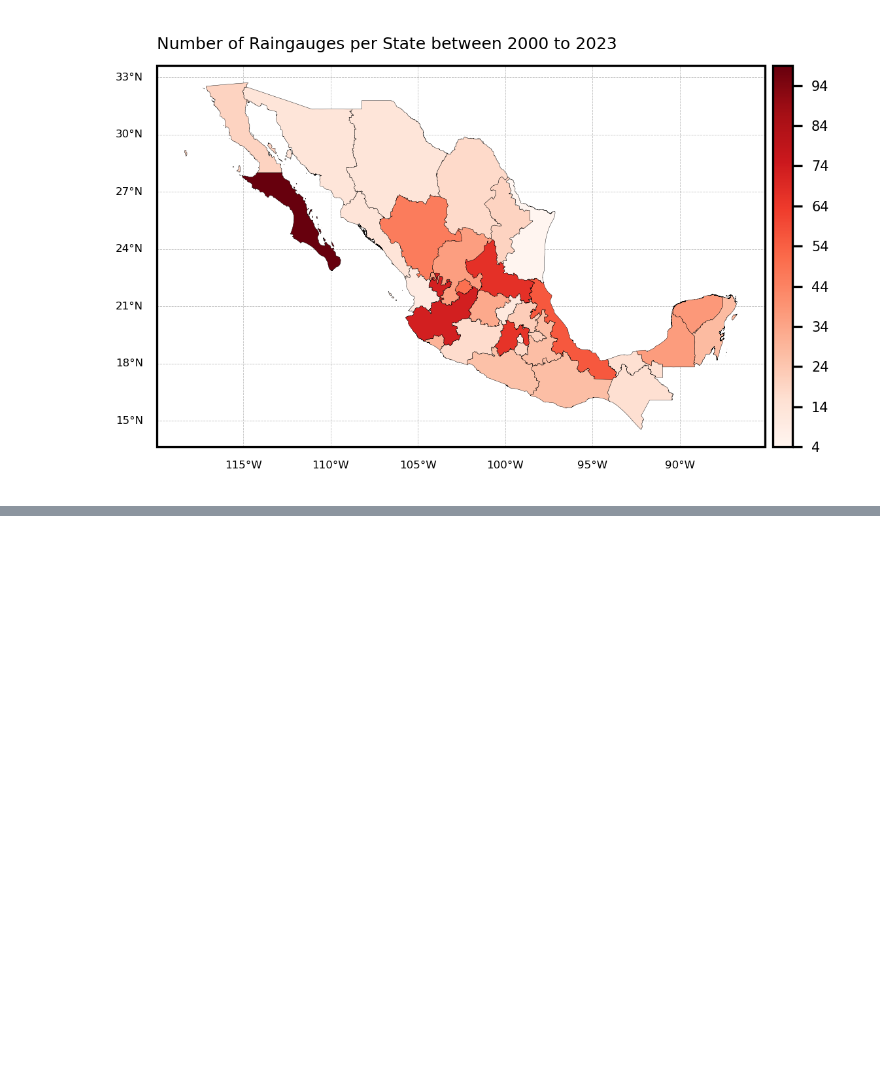
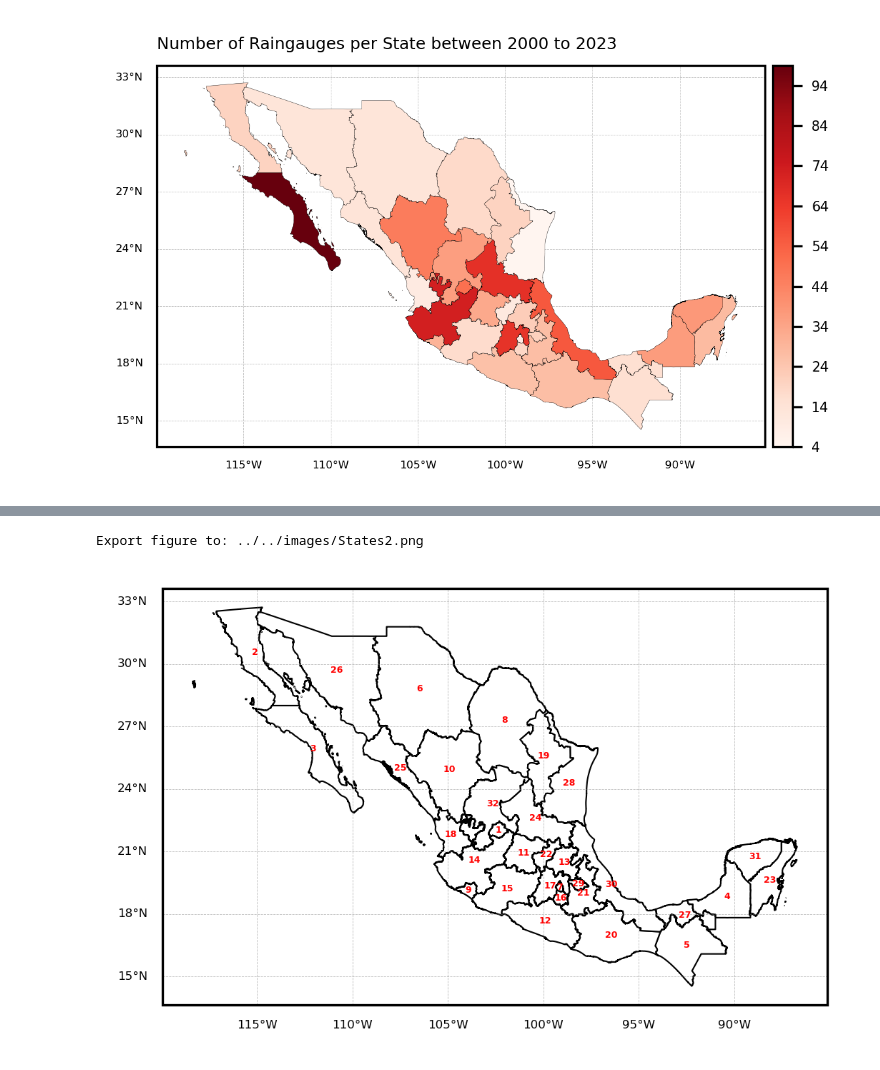
Before and after one commit to mhacarthur/MX_raingauge, a Jupyter notebook: jupyter/plot/scatter.ipynb, the cells around one changed output, grey strips where cells are left out. Cells and saved outputs as stored; diff of their text form; code cells hidden in the pictures; blank space fills up the shorter version.

```diff
--- a/jupyter/plot/scatter.ipynb
+++ b/jupyter/plot/scatter.ipynb
@@ -263,0 +284,37 @@ Export figure to: ../../images/States.png
+# %%
+fig = plt.figure(figsize=(4,4), dpi=300)
+gs = gridspec.GridSpec(1, 1)
+
+# =====================================================================================================
+ax1 = plt.subplot(gs[0, 0], projection = proj)
+STATES.plot(ax=ax1, edgecolor='black', facecolor='white', linewidth=0.5)
+
+# Obtener centroides
+centroids = STATES.geometry.centroid
+
+# Agregar número a cada estado en su centroide
+for idx, (geom, name) in STATES[['geometry', 'name']].iterrows():
+    x, y = geom.centroid.x, geom.centroid.y
+    ax1.text(x, y, str(idx+1), ha='center', va='center', fontsize=3, fontweight='bold', color='r')
+
+gl = ax1.gridlines(crs=proj,draw_labels=True,linewidth=0.2,color='gray',alpha=0.5,linestyle='--')
+gl.top_labels = False
+gl.bottom_labels = True
+gl.right_labels = False
+gl.left_labels =True
+gl.xlabel_style = {'size': 4, 'color': 'k'}
+gl.ylabel_style = {'size': 4, 'color': 'k'}
+
+# Crear lista de "patches" para la leyenda
+legend_patches = [mpatches.Patch(color='white', label=f"{idx+1}. {name}") for idx, name in enumerate(STATES['name'])]
+
+# Añadir leyenda
+# ax1.legend(handles=legend_patches, loc='center left', bbox_to_anchor=(1, 0.5),
+#         fontsize=3, ncol=1, frameon=False)
+
+salida = os.path.join('..','..','images',f'States2.png')
+print(f'Export figure to: {salida}')
+plt.savefig(salida,transparent = False,bbox_inches ='tight',pad_inches = 0.1, facecolor=None)
+# %% [output]
+Export figure to: ../../images/States2.png
+[figure, added]
```
Also changed, not shown: parts of 12 cells of this notebook, 37 other files.
